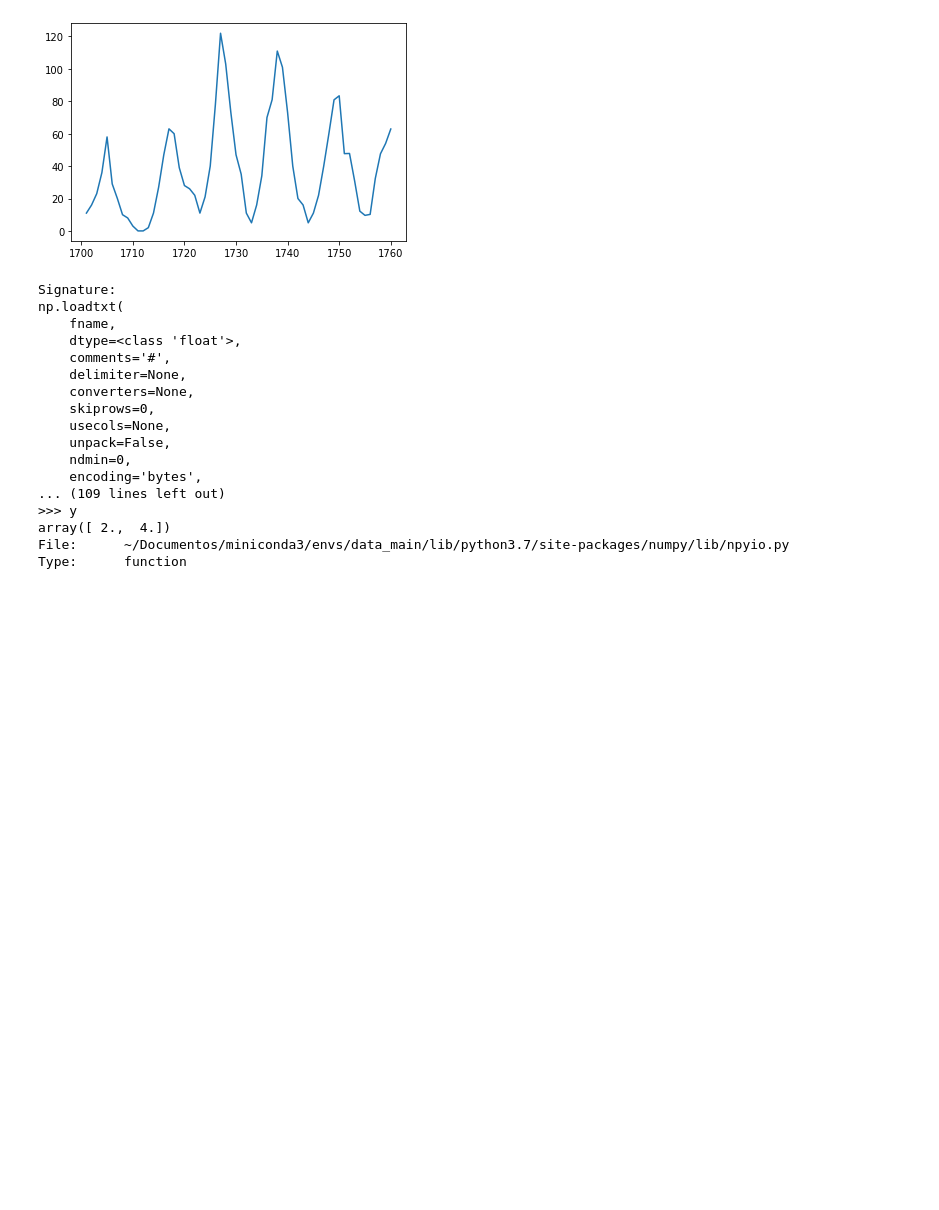
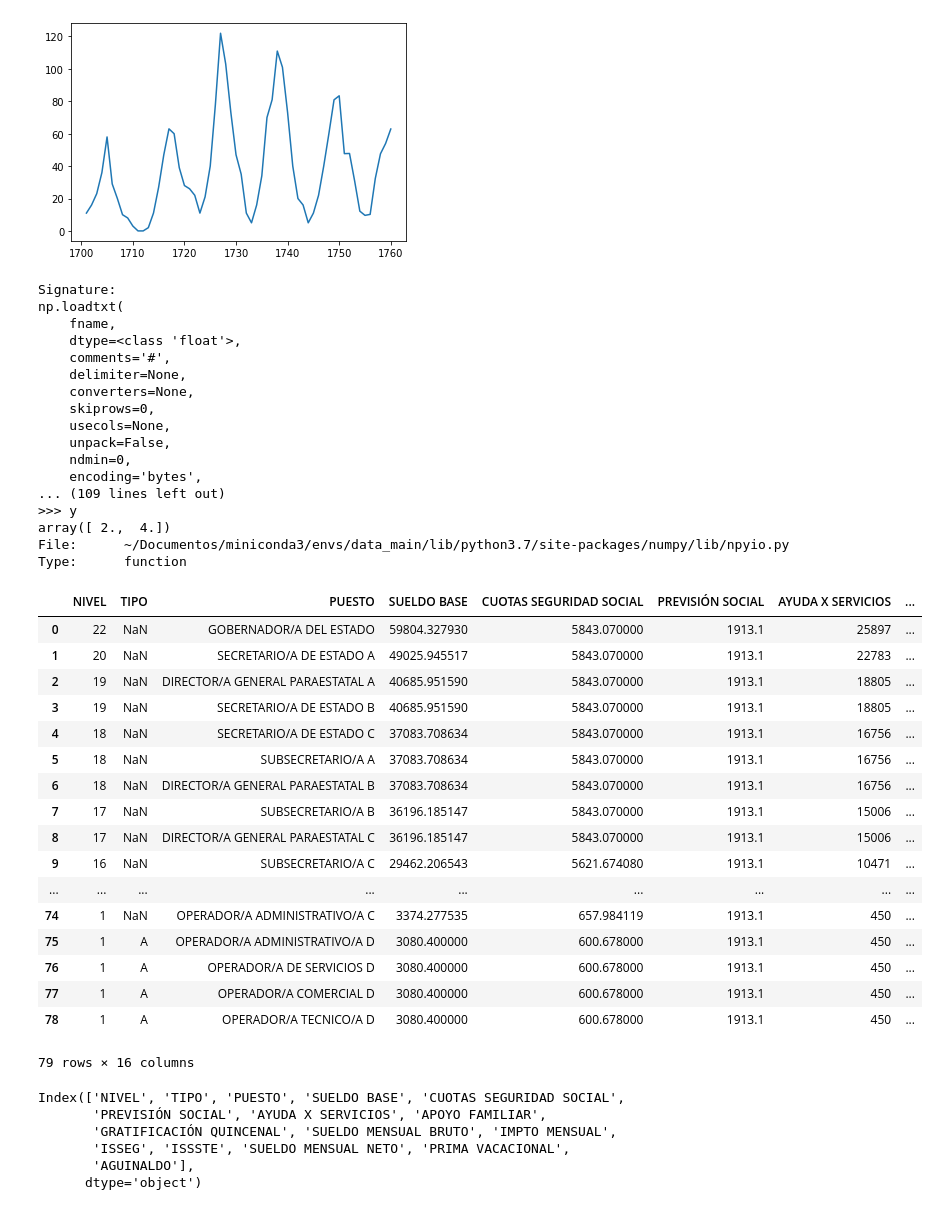
Before and after one commit to DCIDA2019/da2019-JoseSalvadorNeg, a Jupyter notebook: Semana2/apuntes_semana_2.ipynb, the cells around one changed output. Saved outputs shown, nothing was run; the diff lists cells and outputs as text; code cells hidden in the pictures; blank space fills up the shorter version.

```diff
--- a/Semana2/apuntes_semana_2.ipynb
+++ b/Semana2/apuntes_semana_2.ipynb
@@ -252,0 +255,32 @@ Type:      function
+# %%
+tabulador = pd.read_excel('tabulador_pe2019.xls', header=9) #datos inician en el renglón 10#
+# %%
+tabulador
+# %% [output]
+|  | NIVEL | TIPO | PUESTO | SUELDO BASE | CUOTAS SEGURIDAD SOCIAL | PREVISIÓN SOCIAL | AYUDA X SERVICIOS | ... |
+| 0 | 22 | NaN | GOBERNADOR/A DEL ESTADO | 59804.327930 | 5843.070000 | 1913.1 | 25897 | ... |
+| 1 | 20 | NaN | SECRETARIO/A DE ESTADO A | 49025.945517 | 5843.070000 | 1913.1 | 22783 | ... |
+| 2 | 19 | NaN | DIRECTOR/A GENERAL PARAESTATAL A | 40685.951590 | 5843.070000 | 1913.1 | 18805 | ... |
+| 3 | 19 | NaN | SECRETARIO/A DE ESTADO B | 40685.951590 | 5843.070000 | 1913.1 | 18805 | ... |
+| 4 | 18 | NaN | SECRETARIO/A DE ESTADO C | 37083.708634 | 5843.070000 | 1913.1 | 16756 | ... |
+| 5 | 18 | NaN | SUBSECRETARIO/A A | 37083.708634 | 5843.070000 | 1913.1 | 16756 | ... |
+| 6 | 18 | NaN | DIRECTOR/A GENERAL PARAESTATAL B | 37083.708634 | 5843.070000 | 1913.1 | 16756 | ... |
+| 7 | 17 | NaN | SUBSECRETARIO/A B | 36196.185147 | 5843.070000 | 1913.1 | 15006 | ... |
+| 8 | 17 | NaN | DIRECTOR/A GENERAL PARAESTATAL C | 36196.185147 | 5843.070000 | 1913.1 | 15006 | ... |
+| 9 | 16 | NaN | SUBSECRETARIO/A C | 29462.206543 | 5621.674080 | 1913.1 | 10471 | ... |
+| ... | ... | ... | ... | ... | ... | ... | ... | ... |
+| 74 | 1 | NaN | OPERADOR/A ADMINISTRATIVO/A C | 3374.277535 | 657.984119 | 1913.1 | 450 | ... |
+| 75 | 1 | A | OPERADOR/A ADMINISTRATIVO/A D | 3080.400000 | 600.678000 | 1913.1 | 450 | ... |
+| 76 | 1 | A | OPERADOR/A DE SERVICIOS D | 3080.400000 | 600.678000 | 1913.1 | 450 | ... |
+| 77 | 1 | A | OPERADOR/A COMERCIAL D | 3080.400000 | 600.678000 | 1913.1 | 450 | ... |
+| 78 | 1 | A | OPERADOR/A TECNICO/A D | 3080.400000 | 600.678000 | 1913.1 | 450 | ... |
+79 rows × 16 columns
+# %%
+tabulador.keys()
+# %% [output]
+Index(['NIVEL', 'TIPO', 'PUESTO', 'SUELDO BASE', 'CUOTAS SEGURIDAD SOCIAL',
+       'PREVISIÓN SOCIAL', 'AYUDA X SERVICIOS', 'APOYO FAMILIAR',
+       'GRATIFICACIÓN QUINCENAL', 'SUELDO MENSUAL BRUTO', 'IMPTO MENSUAL',
+       'ISSEG', 'ISSSTE', 'SUELDO MENSUAL NETO', 'PRIMA VACACIONAL',
+       'AGUINALDO'],
+      dtype='object')
```
Also changed, not shown: parts of 5 cells of this notebook.
